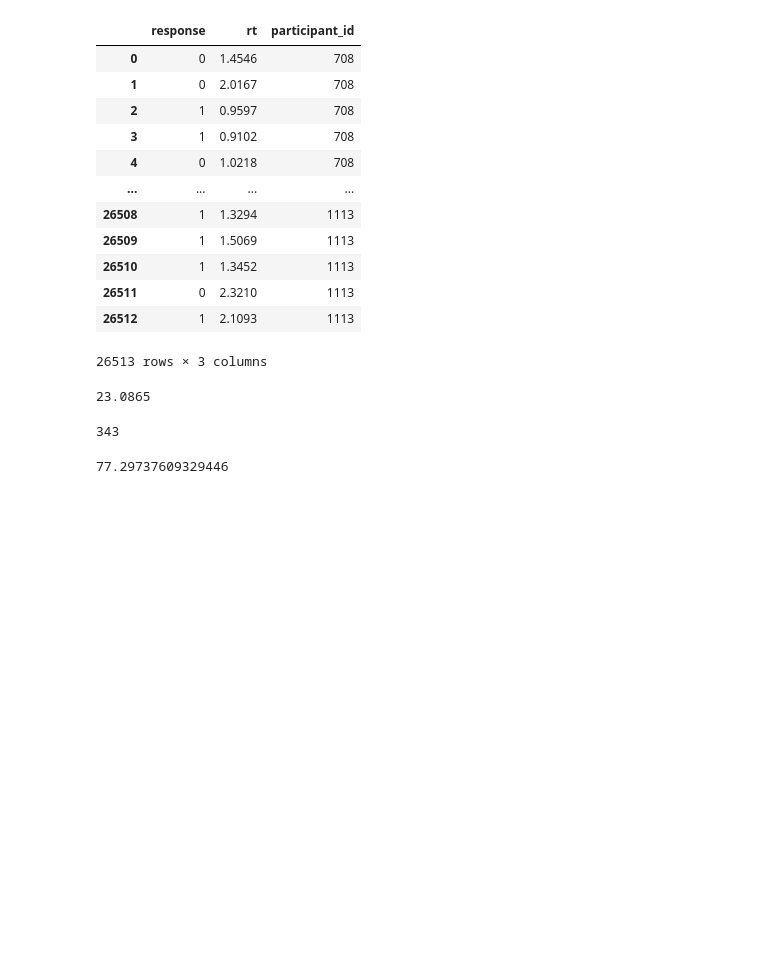
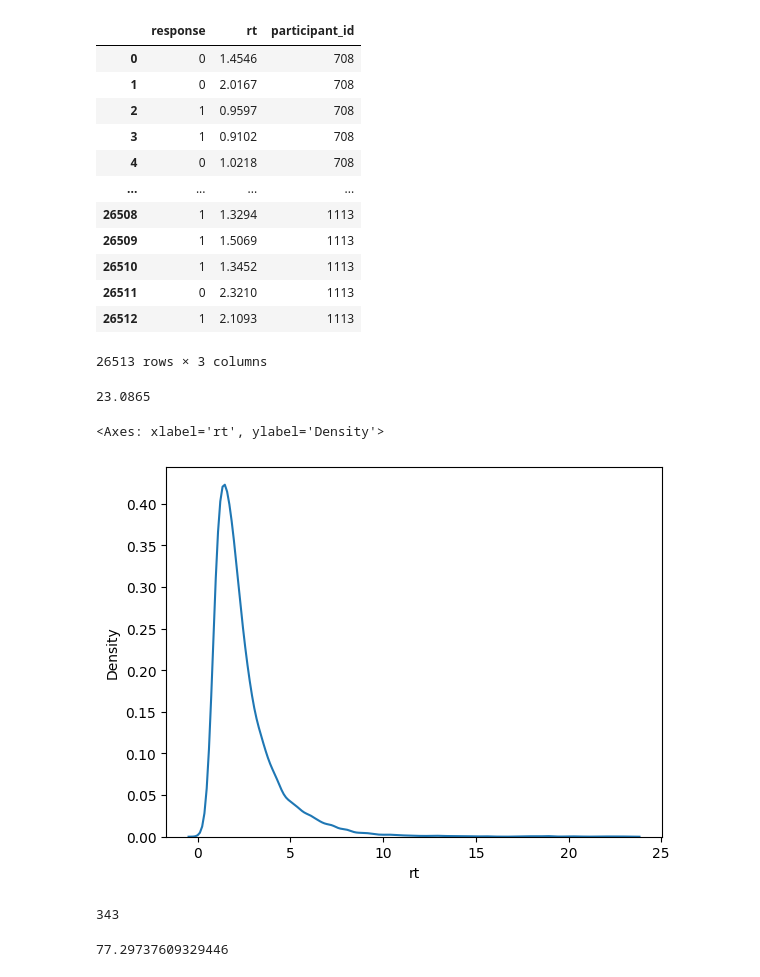
Before and after one commit to jjjj17/HSSM-fitting, a Jupyter notebook: hssm_sim.ipynb, the cells around one changed output. Drawn from its saved outputs; the diff is of its cells as text; code cells hidden in the pictures; blank space fills up the shorter version.

```diff
--- a/hssm_sim.ipynb
+++ b/hssm_sim.ipynb
@@ -145,6 +146,11 @@ data
 data.rt.max()
 # %% [output]
 23.0865
+# %%
+sns.kdeplot(data.rt)
+# %% [output]
+<Axes: xlabel='rt', ylabel='Density'>
+[figure, added]
 # %%
 data.participant_id.nunique()
 # %% [output]
```
Also changed, not shown: parts of 22 cells of this notebook, 3 other files.
